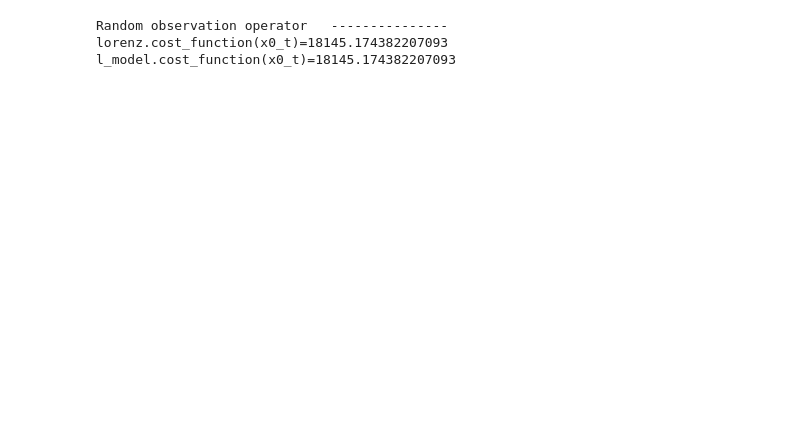
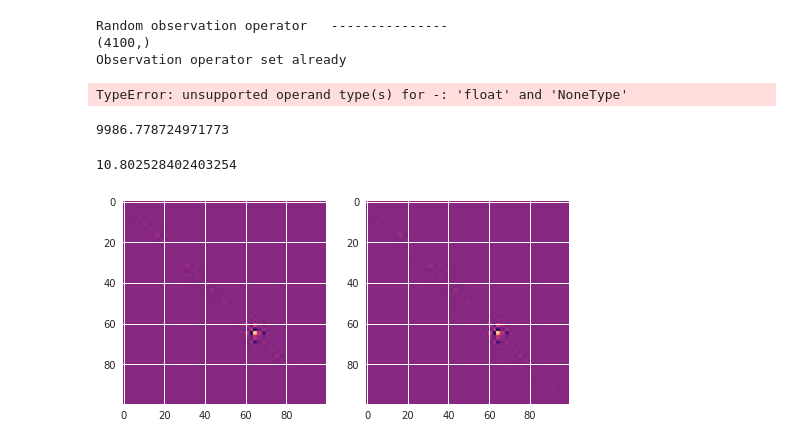
Before and after one commit to VTrappler/DA_PoC, a Jupyter notebook: notebooks/lorenz_DA.ipynb, the cells around one changed output. Saved outputs shown, nothing was run; the diff lists cells and outputs as text; code cells hidden in the pictures; blank space fills up the shorter version.

```diff
--- a/notebooks/lorenz_DA.ipynb
+++ b/notebooks/lorenz_DA.ipynb
@@ -122,13 +162,34 @@ m = n * (nobs + 1)
 # random_obs_operator = IdentityObservationOperator(m, m)  # , 0.9, 0)
 random_obs_operator = RandomObservationOperator(m, m, type="rect", p=1, p_offdiag=0)
 identity_obs_operator = IdentityObservationOperator(m)
-hundred_observed = Lin
+hundred_observed = LinearObervationOperator(Hmatrix=H_rnd)
 # plt.imshow(random_obs_operator.H)
 # m = n * (nobs + 1)
+
+lorenz.H = lambda x: H_rnd @ x
+lorenz.set_observations(nobs)
+print(lorenz.obs.shape)
 l_model_randobs = create_lorenz_model_observation(
-    lorenz, m, identity_obs_operator, test=False
+    lorenz, hundred_observed, test_consistency=False
 )
+GN = lorenz.gauss_newton_matrix(x0_t)
 # %% [output]
 Random observation operator   ---------------
-lorenz.cost_function(x0_t)=18145.174382207093
-l_model.cost_function(x0_t)=18145.174382207093
+(4100,)
+Observation operator set already
+TypeError: unsupported operand type(s) for -: 'float' and 'NoneType'
+# %%
+lorenz.background = np.zeros(n)
+lorenz.background_cost(x0_t)
+# %% [output]
+9986.778724971773
+# %%
+GN_lmodel = l_model_randobs.gauss_newton_hessian_matrix(x0_t)
+GN_matrix = (tlm.T @ H_rnd.T) @ (H_rnd @ tlm) +
+plt.subplot(1, 2, 1)
+plt.imshow(GN_lmodel)
+plt.subplot(1, 2, 2)
+plt.imshow(GN_matrix)
+# %% [output]
+10.802528402403254
+[figure, added]
```
Also changed, not shown: parts of 19 cells of this notebook, 1 other file.
